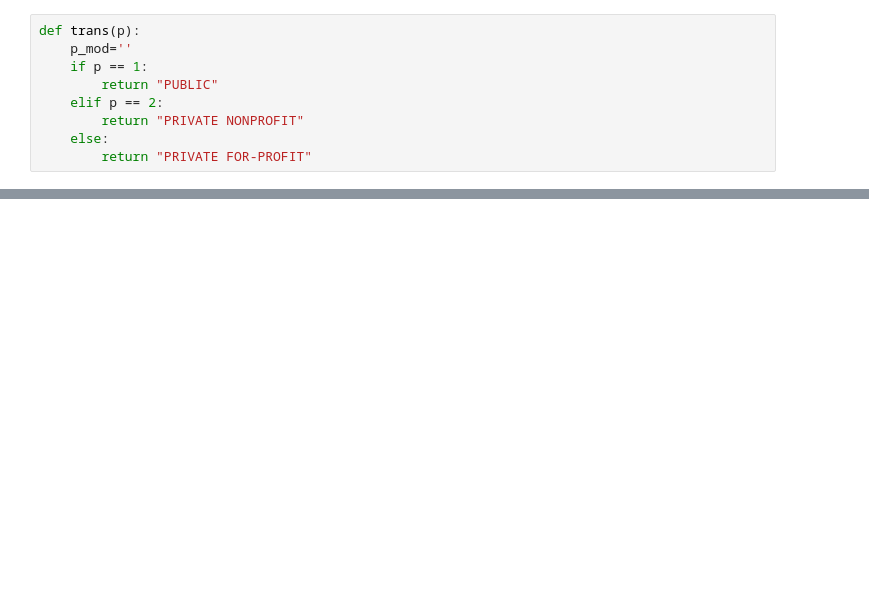
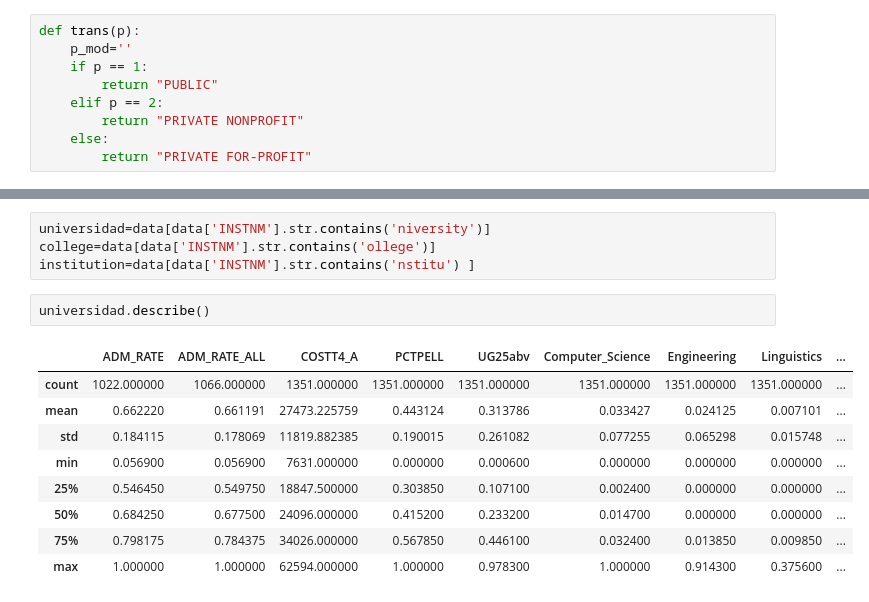
Before and after one commit to acastrillonv/Trabajo-1-TAE, a Jupyter notebook: TrabajoTAE.ipynb, the cells around one changed output, grey strips where cells are left out. Drawn from its saved outputs; the diff is of its cells as text; blank space fills up the shorter version.

```diff
--- a/TrabajoTAE.ipynb
+++ b/TrabajoTAE.ipynb
@@ -53,0 +77,16 @@ data
+# %%
+universidad=data[data['INSTNM'].str.contains('niversity')]
+college=data[data['INSTNM'].str.contains('ollege')]
+institution=data[data['INSTNM'].str.contains('nstitu') ]
+# %%
+universidad.describe()
+# %% [output]
+|  | ADM_RATE | ADM_RATE_ALL | COSTT4_A | PCTPELL | UG25abv | Computer_Science | Engineering | Linguistics | ... |
+| count | 1022.000000 | 1066.000000 | 1351.000000 | 1351.000000 | 1351.000000 | 1351.000000 | 1351.000000 | 1351.000000 | ... |
+| mean | 0.662220 | 0.661191 | 27473.225759 | 0.443124 | 0.313786 | 0.033427 | 0.024125 | 0.007101 | ... |
+| std | 0.184115 | 0.178069 | 11819.882385 | 0.190015 | 0.261082 | 0.077255 | 0.065298 | 0.015748 | ... |
+| min | 0.056900 | 0.056900 | 7631.000000 | 0.000000 | 0.000600 | 0.000000 | 0.000000 | 0.000000 | ... |
+| 25% | 0.546450 | 0.549750 | 18847.500000 | 0.303850 | 0.107100 | 0.002400 | 0.000000 | 0.000000 | ... |
+| 50% | 0.684250 | 0.677500 | 24096.000000 | 0.415200 | 0.233200 | 0.014700 | 0.000000 | 0.000000 | ... |
+| 75% | 0.798175 | 0.784375 | 34026.000000 | 0.567850 | 0.446100 | 0.032400 | 0.013850 | 0.009850 | ... |
+| max | 1.000000 | 1.000000 | 62594.000000 | 1.000000 | 0.978300 | 1.000000 | 0.914300 | 0.375600 | ... |
```
Also changed, not shown: parts of 16 cells of this notebook, 1 other file.
